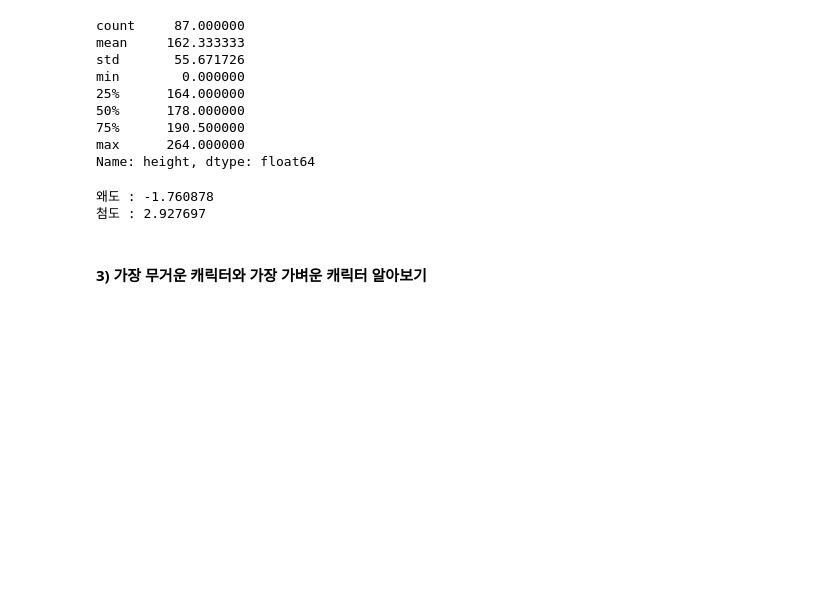
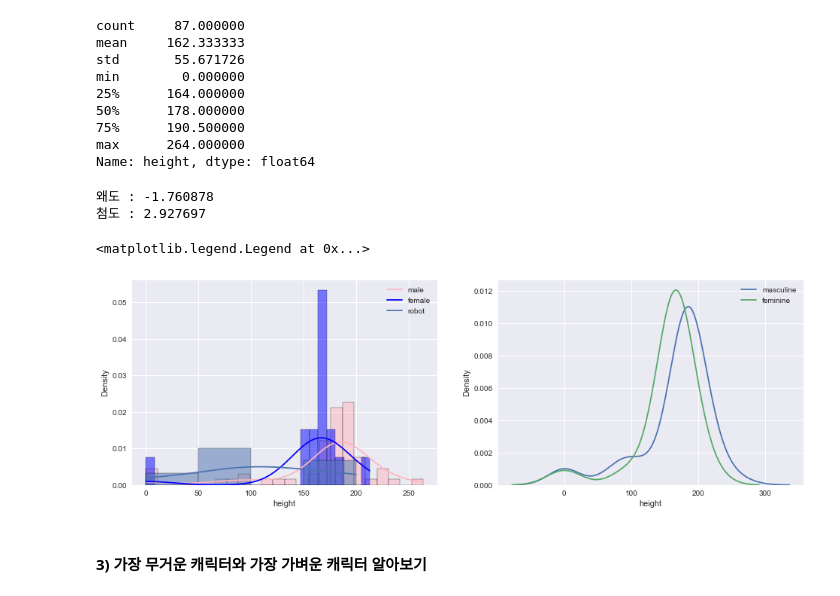
Before and after one commit to HwangJuu/jupyternotebook, a Jupyter notebook: project/3. 스타워즈/스타워즈.ipynb, the cells around one changed output. Saved outputs shown, nothing was run; the diff lists cells and outputs as text; code cells hidden in the pictures; blank space fills up the shorter version.

```diff
--- a/project/스타워즈/스타워즈.ipynb
+++ b/project/3. 스타워즈/스타워즈.ipynb
@@ -417,6 +428,25 @@ print("첨도 : %f " % starwars['height'].kurt())
 # %% [output]
 왜도 : -1.760878
 첨도 : 2.927697
+# %%
+plt.style.use('seaborn')
+fig, ax = plt.subplots(1,2, figsize=(16,5))
+
+sns.histplot(starwars[starwars['sex'] == 'male']['height'], ax=ax[0],
+                                                         kde=True, stat='density', color='lightpink')
+sns.histplot(starwars[starwars['sex'] == 'female']['height'], ax=ax[0],
+                                                         kde=True, stat='density', color='blue')
+sns.histplot(starwars[starwars['sex'] == 'robot']['height'], ax=ax[0],
+                                                         kde=True, stat='density')
+ax[0].legend(['male','female','robot'])
+
+# kdeplot : 확률분포를 부드럽게 그려줌
+sns.kdeplot(starwars[starwars['gender'] == 'masculine']['height'], ax=ax[1])
+sns.kdeplot(starwars[starwars['gender'] == 'feminine']['height'], ax=ax[1])
+ax[1].legend(['masculine','feminine'])
+# %% [output]
+<matplotlib.legend.Legend at 0x...>
+[figure, added]
 # %% [markdown]
 #### 3) 가장 무거운 캐릭터와 가장 가벼운 캐릭터 알아보기
 # %%
```
Also changed, not shown: parts of 14 cells of this notebook, 16 other files.
